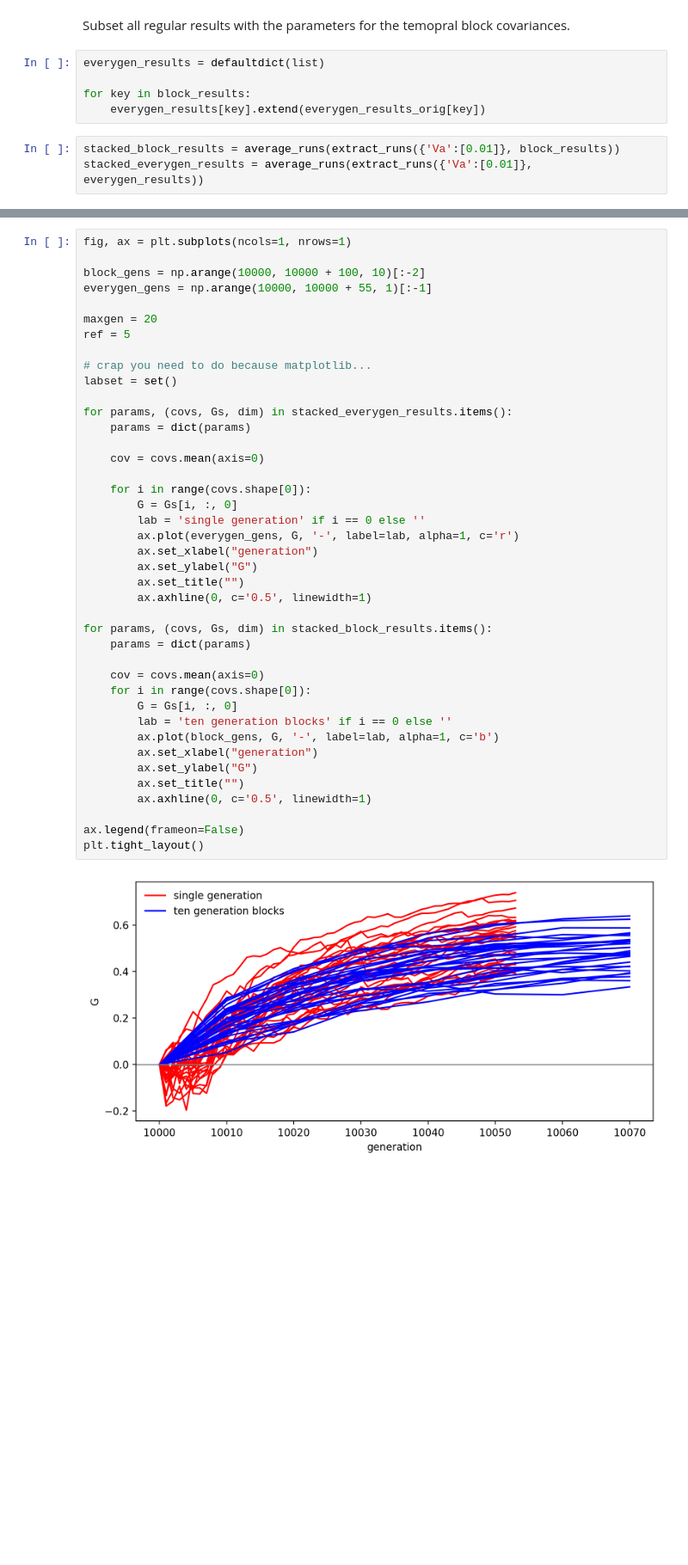
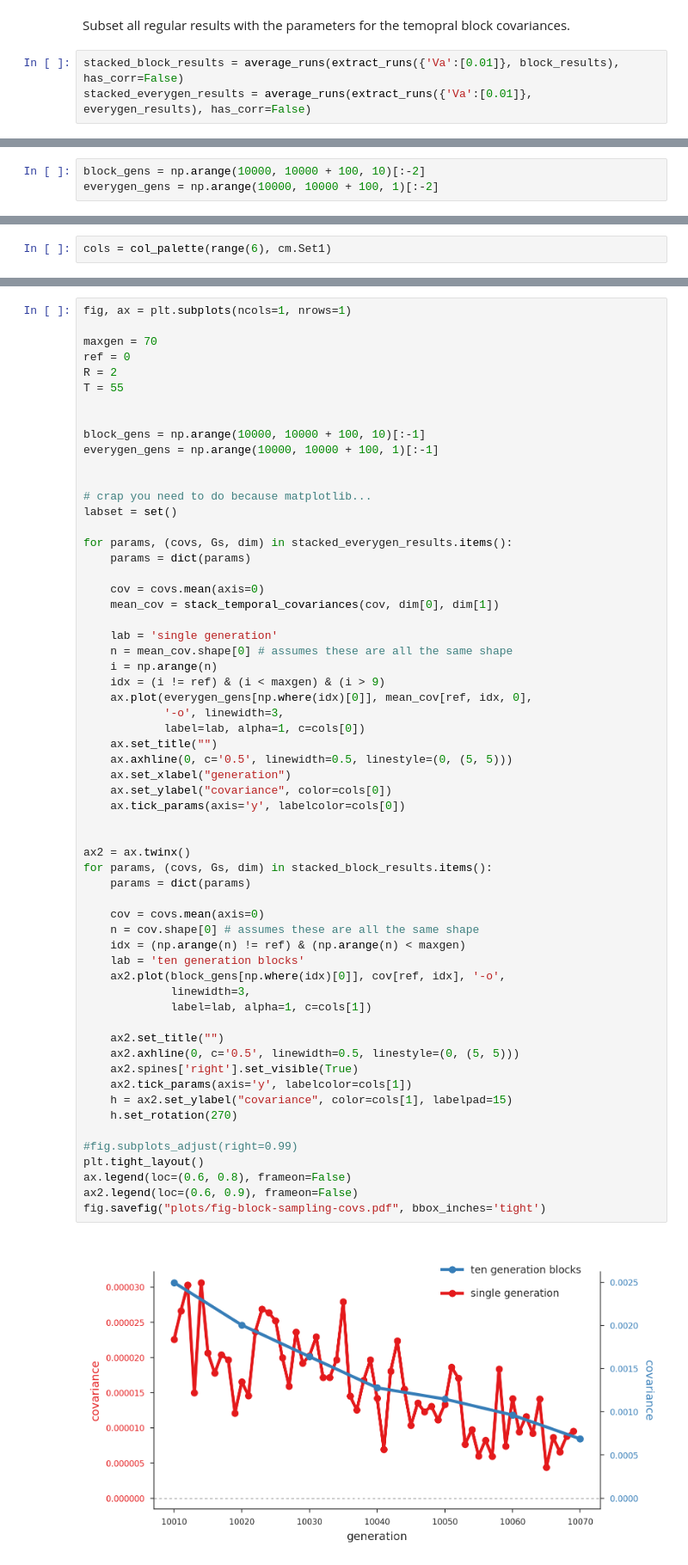
Before and after one commit to vsbuffalo/cvtk, a Jupyter notebook: notebooks/temporal_blocks.ipynb, the cells around one changed output, grey strips where cells are left out. Shown at 86% size. Drawn from its saved outputs; the diff is of its cells as text; blank space fills up the shorter version.

```diff
--- a/notebooks/temporal_blocks.ipynb
+++ b/notebooks/temporal_blocks.ipynb
@@ -60,10 +64,5 @@ len(block_results)
 # %% [markdown]
 Subset all regular results with the parameters for the temopral block covariances.
-# %%
-everygen_results = defaultdict(list)
-
-for key in block_results:
-    everygen_results[key].extend(everygen_results_orig[key])
 # %%
-stacked_block_results = average_runs(extract_runs({'Va':[0.01]}, block_results))
-stacked_everygen_results = average_runs(extract_runs({'Va':[0.01]}, everygen_results))
+stacked_block_results = average_runs(extract_runs({'Va':[0.01]}, block_results), has_corr=False)
+stacked_everygen_results = average_runs(extract_runs({'Va':[0.01]}, everygen_results), has_corr=False)
@@ -69,0 +77,3 @@ stacked_everygen_results = average_runs(extract_runs({'Va':[0.01]}, everygen_res
+# %%
+block_gens = np.arange(10000, 10000 + 100, 10)[:-2]
+everygen_gens = np.arange(10000, 10000 + 100, 1)[:-2]
@@ -69,0 +84,2 @@ stacked_everygen_results = average_runs(extract_runs({'Va':[0.01]}, everygen_res
+# %%
+cols = col_palette(range(6), cm.Set1)
@@ -116,43 +189,62 @@ plt.tight_layout()
 # %%
 fig, ax = plt.subplots(ncols=1, nrows=1)
 
-block_gens = np.arange(10000, 10000 + 100, 10)[:-2]
-everygen_gens = np.arange(10000, 10000 + 55, 1)[:-1]
+maxgen = 70
+ref = 0
+R = 2
+T = 55
 
-maxgen = 20
-ref = 5
+
+block_gens = np.arange(10000, 10000 + 100, 10)[:-1]
+everygen_gens = np.arange(10000, 10000 + 100, 1)[:-1]
+
 
 # crap you need to do because matplotlib...
 labset = set()
 
 for params, (covs, Gs, dim) in stacked_everygen_results.items():
     params = dict(params)
 
     cov = covs.mean(axis=0)
+    mean_cov = stack_temporal_covariances(cov, dim[0], dim[1])
 
-    for i in range(covs.shape[0]):
-        G = Gs[i, :, 0]
-        lab = 'single generation' if i == 0 else ''
-        ax.plot(everygen_gens, G, '-', label=lab, alpha=1, c='r')
-        ax.set_xlabel("generation")
-        ax.set_ylabel("G")
-        ax.set_title("")
-        ax.axhline(0, c='0.5', linewidth=1)
+    lab = 'single generation'
+    n = mean_cov.shape[0] # assumes these are all the same shape
+    i = np.arange(n)
+    idx = (i != ref) & (i < maxgen) & (i > 9)
+    ax.plot(everygen_gens[np.where(idx)[0]], mean_cov[ref, idx, 0],
+            '-o', linewidth=3,
+            label=lab, alpha=1, c=cols[0])
+    ax.set_title("")
+    ax.axhline(0, c='0.5', linewidth=0.5, linestyle=(0, (5, 5)))
+    ax.set_xlabel("generation")
+    ax.set_ylabel("covariance", color=cols[0])
+    ax.tick_params(axis='y', labelcolor=cols[0])
 
+
+ax2 = ax.twinx()
 for params, (covs, Gs, dim) in stacked_block_results.items():
     params = dict(params)
 
     cov = covs.mean(axis=0)
-    for i in range(covs.shape[0]):
-        G = Gs[i, :, 0]
-        lab = 'ten generation blocks' if i == 0 else ''
-        ax.plot(block_gens, G, '-', label=lab, alpha=1, c='b')
-        ax.set_xlabel("generation")
-        ax.set_ylabel("G")
-        ax.set_title("")
-        ax.axhline(0, c='0.5', linewidth=1)
+    n = cov.shape[0] # assumes these are all the same shape
+    idx = (np.arange(n) != ref) & (np.arange(n) < maxgen)
+    lab = 'ten generation blocks'
+    ax2.plot(block_gens[np.where(idx)[0]], cov[ref, idx], '-o',
+             linewidth=3,
+             label=lab, alpha=1, c=cols[1])
 
-ax.legend(frameon=False)
+    ax2.set_title("")
+    ax2.axhline(0, c='0.5', linewidth=0.5, linestyle=(0, (5, 5)))
+    ax2.spines['right'].set_visible(True)
+    ax2.tick_params(axis='y', labelcolor=cols[1])
+    h = ax2.set_ylabel("covariance", color=cols[1], labelpad=15)
+    h.set_rotation(270)
+
+#fig.subplots_adjust(right=0.99)
 plt.tight_layout()
+ax.legend(loc=(0.6, 0.8), frameon=False)
+ax2.legend(loc=(0.6, 0.9), frameon=False)
+fig.savefig("plots/fig-block-sampling-covs.pdf", bbox_inches='tight')
 # %% [output]
-[figure, old version]
+[figure, new version]
```
Also changed, not shown: parts of 12 cells of this notebook, 13 other files.
